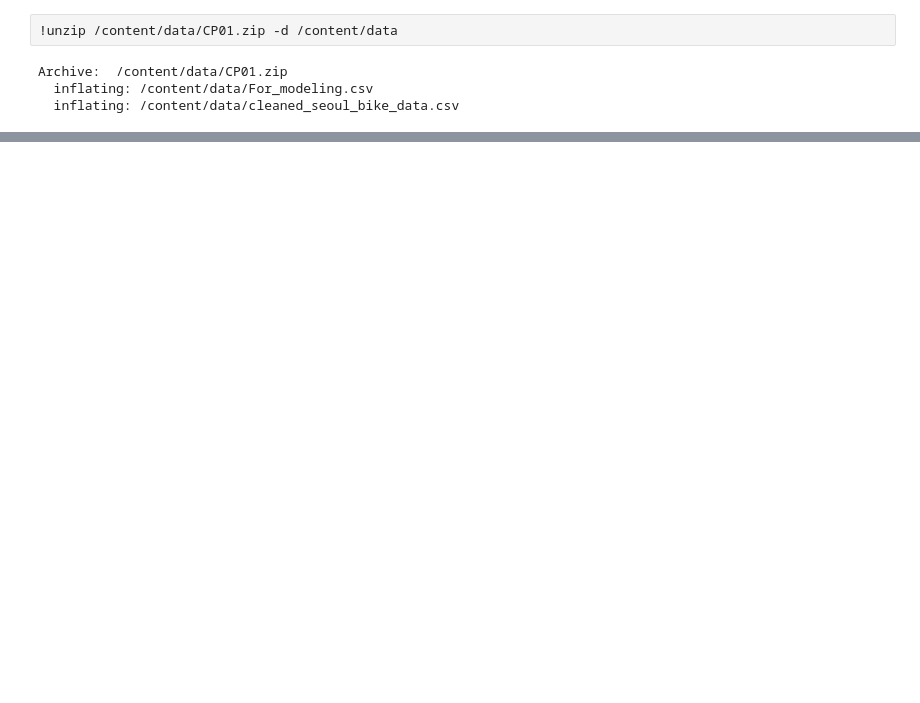
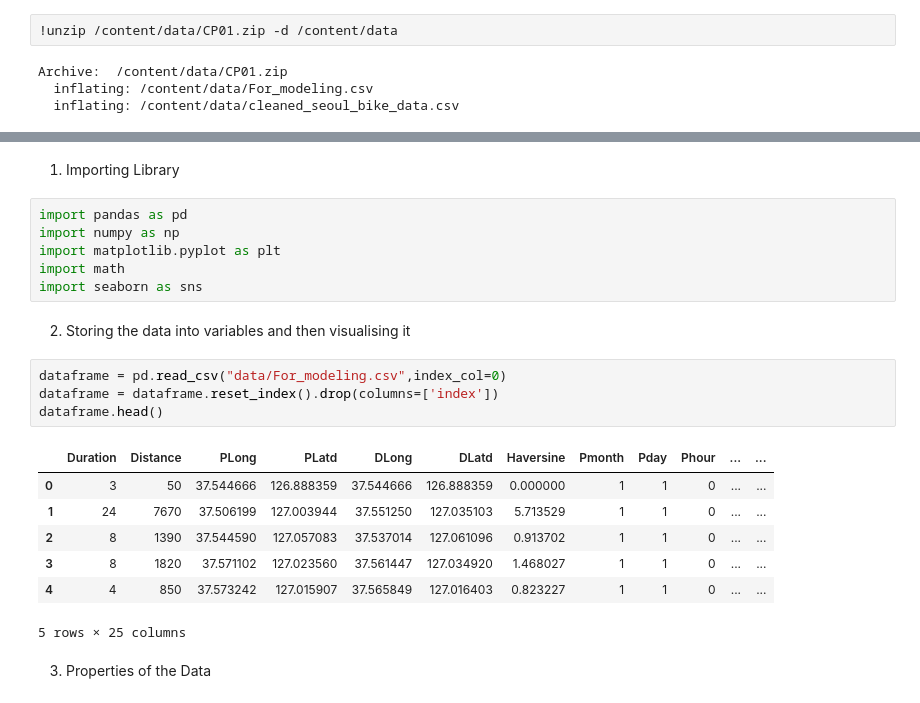
Before and after one commit to dp2292/CP01-Data-Alchemists, a Jupyter notebook: CP01_Data_Alchemists.ipynb, the cells around one changed output, grey strips where cells are left out. Saved outputs shown, nothing was run; the diff lists cells and outputs as text; blank space fills up the shorter version.

```diff
--- a/CP01_Data_Alchemists.ipynb
+++ b/CP01_Data_Alchemists.ipynb
@@ -17,0 +29,24 @@ Archive:  /content/data/CP01.zip
+# %% [markdown]
+1. Importing Library
+# %%
+import pandas as pd
+import numpy as np
+import matplotlib.pyplot as plt
+import math
+import seaborn as sns
+# %% [markdown]
+2. Storing the data into variables and then visualising it
+# %%
+dataframe = pd.read_csv("data/For_modeling.csv",index_col=0)
+dataframe = dataframe.reset_index().drop(columns=['index'])
+dataframe.head()
+# %% [output]
+|  | Duration | Distance | PLong | PLatd | DLong | DLatd | Haversine | Pmonth | Pday | Phour | ... | ... |
+| 0 | 3 | 50 | 37.544666 | 126.888359 | 37.544666 | 126.888359 | 0.000000 | 1 | 1 | 0 | ... | ... |
+| 1 | 24 | 7670 | 37.506199 | 127.003944 | 37.551250 | 127.035103 | 5.713529 | 1 | 1 | 0 | ... | ... |
+| 2 | 8 | 1390 | 37.544590 | 127.057083 | 37.537014 | 127.061096 | 0.913702 | 1 | 1 | 0 | ... | ... |
+| 3 | 8 | 1820 | 37.571102 | 127.023560 | 37.561447 | 127.034920 | 1.468027 | 1 | 1 | 0 | ... | ... |
+| 4 | 4 | 850 | 37.573242 | 127.015907 | 37.565849 | 127.016403 | 0.823227 | 1 | 1 | 0 | ... | ... |
+5 rows × 25 columns
+# %% [markdown]
+3. Properties of the Data
```
Also changed, not shown: parts of 10 cells of this notebook.
